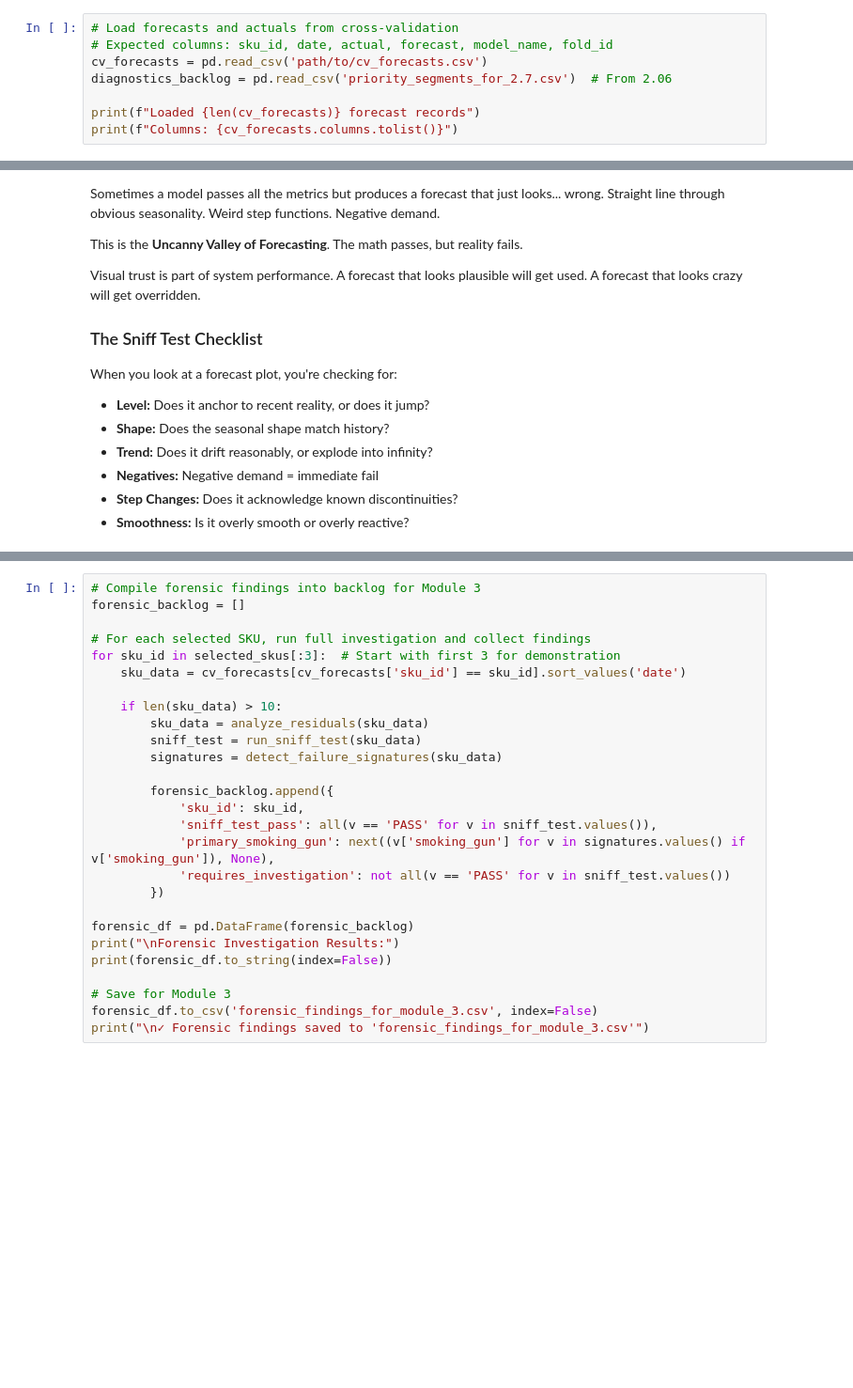
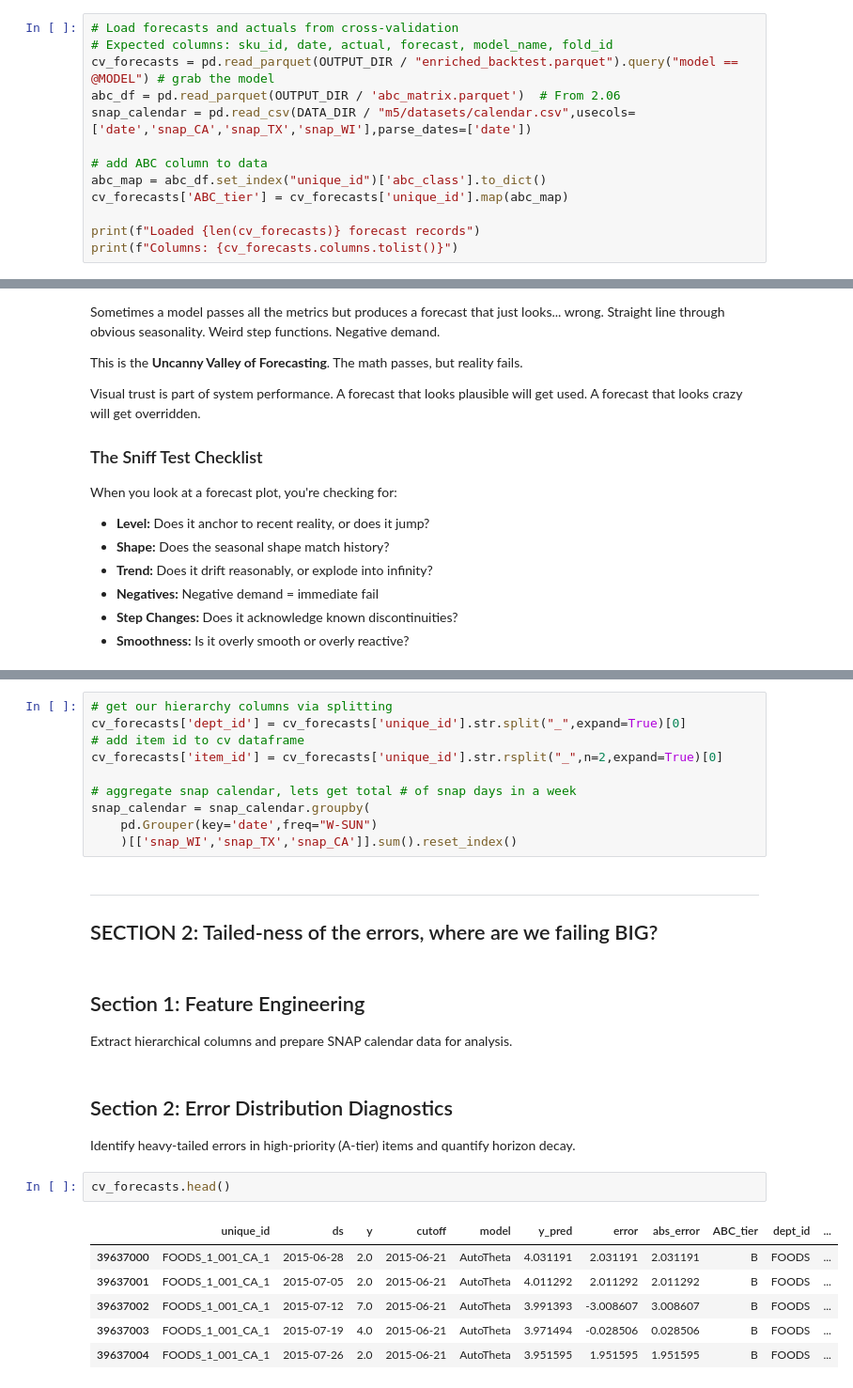
Before and after one commit to forecastacademy/real-world-forecasting-foundations, a Jupyter notebook: notebooks/module_02_baselines/2.07_performance_diagnostics_micro.ipynb, the cells around one changed output, grey strips where cells are left out. Shown at 94% size. Saved outputs shown, nothing was run; the diff lists cells and outputs as text; blank space fills up the shorter version.

Commit message:
update module 2 notebooks (added in 2.07)

```diff
--- a/notebooks/module_02_baselines/2.07_performance_diagnostics_micro.ipynb
+++ b/notebooks/module_02_baselines/2.07_performance_diagnostics_micro.ipynb
@@ -28,8 +68,13 @@ pd.set_option('display.max_columns', None)
 # %%
 # Load forecasts and actuals from cross-validation
 # Expected columns: sku_id, date, actual, forecast, model_name, fold_id
-cv_forecasts = pd.read_csv('path/to/cv_forecasts.csv')
-diagnostics_backlog = pd.read_csv('priority_segments_for_2.7.csv')  # From 2.06
+cv_forecasts = pd.read_parquet(OUTPUT_DIR / "enriched_backtest.parquet").query("model == @MODEL") # grab the model
+abc_df = pd.read_parquet(OUTPUT_DIR / 'abc_matrix.parquet')  # From 2.06
+snap_calendar = pd.read_csv(DATA_DIR / "m5/datasets/calendar.csv",usecols=['date','snap_CA','snap_TX','snap_WI'],parse_dates=['date'])
+
+# add ABC column to data
+abc_map = abc_df.set_index("unique_id")['abc_class'].to_dict()
+cv_forecasts['ABC_tier'] = cv_forecasts['unique_id'].map(abc_map)
 
 print(f"Loaded {len(cv_forecasts)} forecast records")
 print(f"Columns: {cv_forecasts.columns.tolist()}")
@@ -274,27 +105,28 @@ print(f"Fix: {fix}")
-# %%
-# Compile forensic findings into backlog for Module 3
-forensic_backlog = []
-
-# For each selected SKU, run full investigation and collect findings
-for sku_id in selected_skus[:3]:  # Start with first 3 for demonstration
-    sku_data = cv_forecasts[cv_forecasts['sku_id'] == sku_id].sort_values('date')
-
-    if len(sku_data) > 10:
-        sku_data = analyze_residuals(sku_data)
-        sniff_test = run_sniff_test(sku_data)
-        signatures = detect_failure_signatures(sku_data)
-
-        forensic_backlog.append({
-            'sku_id': sku_id,
-            'sniff_test_pass': all(v == 'PASS' for v in sniff_test.values()),
-            'primary_smoking_gun': next((v['smoking_gun'] for v in signatures.values() if v['smoking_gun']), None),
-            'requires_investigation': not all(v == 'PASS' for v in sniff_test.values())
-        })
-
-forensic_df = pd.DataFrame(forensic_backlog)
-print("\nForensic Investigation Results:")
-print(forensic_df.to_string(index=False))
-
-# Save for Module 3
-forensic_df.to_csv('forensic_findings_for_module_3.csv', index=False)
-print("\n✓ Forensic findings saved to 'forensic_findings_for_module_3.csv'")
+# %%
+# get our hierarchy columns via splitting
+cv_forecasts['dept_id'] = cv_forecasts['unique_id'].str.split("_",expand=True)[0]
+# add item id to cv dataframe
+cv_forecasts['item_id'] = cv_forecasts['unique_id'].str.rsplit("_",n=2,expand=True)[0]
+
+# aggregate snap calendar, lets get total # of snap days in a week
+snap_calendar = snap_calendar.groupby(
+    pd.Grouper(key='date',freq="W-SUN")
+    )[['snap_WI','snap_TX','snap_CA']].sum().reset_index()
+# %% [markdown]
+---
+## SECTION 2: Tailed-ness of the errors, where are we failing BIG?
+# %% [markdown]
+## Section 1: Feature Engineering
+Extract hierarchical columns and prepare SNAP calendar data for analysis.
+# %% [markdown]
+## Section 2: Error Distribution Diagnostics
+Identify heavy-tailed errors in high-priority (A-tier) items and quantify horizon decay.
+# %%
+cv_forecasts.head()
+# %% [output]
+|  | unique_id | ds | y | cutoff | model | y_pred | error | abs_error | ABC_tier | dept_id | ... |
+| 39637000 | FOODS_1_001_CA_1 | 2015-06-28 | 2.0 | 2015-06-21 | AutoTheta | 4.031191 | 2.031191 | 2.031191 | B | FOODS | ... |
+| 39637001 | FOODS_1_001_CA_1 | 2015-07-05 | 2.0 | 2015-06-21 | AutoTheta | 4.011292 | 2.011292 | 2.011292 | B | FOODS | ... |
+| 39637002 | FOODS_1_001_CA_1 | 2015-07-12 | 7.0 | 2015-06-21 | AutoTheta | 3.991393 | -3.008607 | 3.008607 | B | FOODS | ... |
+| 39637003 | FOODS_1_001_CA_1 | 2015-07-19 | 4.0 | 2015-06-21 | AutoTheta | 3.971494 | -0.028506 | 0.028506 | B | FOODS | ... |
+| 39637004 | FOODS_1_001_CA_1 | 2015-07-26 | 2.0 | 2015-06-21 | AutoTheta | 3.951595 | 1.951595 | 1.951595 | B | FOODS | ... |
```
Also changed, not shown: parts of 29 cells of this notebook, 6 other files.
